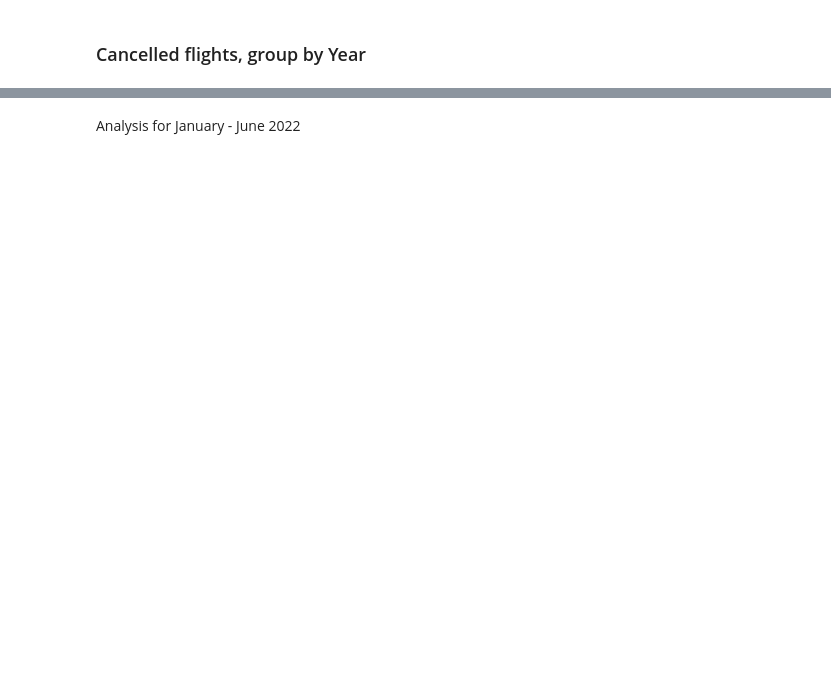
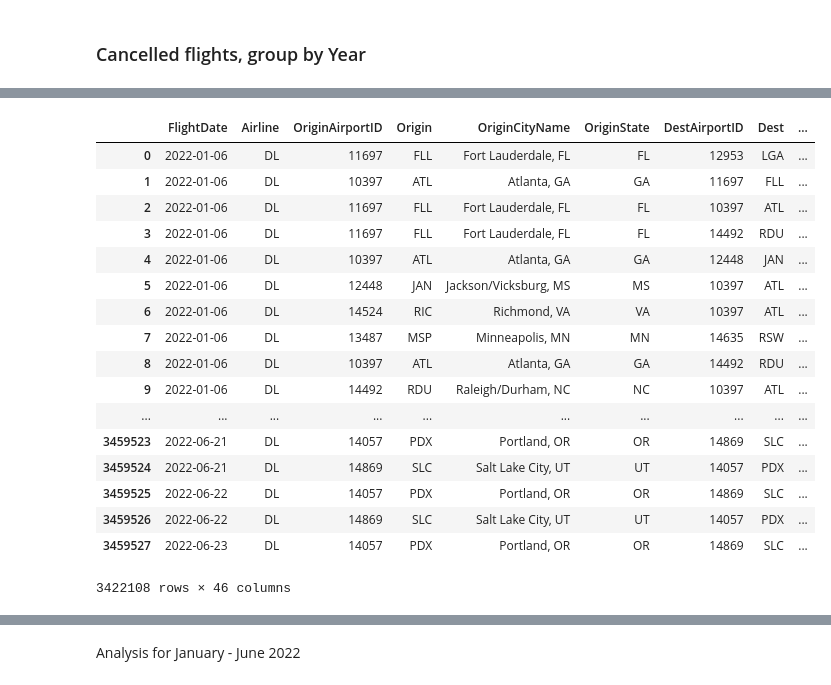
Before and after one commit to georgetown-analytics/team-3, a Jupyter notebook: flight_model/notebooks/EDA/eda1_flight_data.ipynb, the cells around one changed output, grey strips where cells are left out. Drawn from its saved outputs; the diff is of its cells as text; code cells hidden in the pictures; blank space fills up the shorter version.

```diff
--- a/flight_model/notebooks/EDA/eda1_flight_data.ipynb
+++ b/flight_model/notebooks/EDA/eda1_flight_data.ipynb
@@ -383,2 +480,25 @@ df_flights_012022_082022.query('20220101 < FlightDate < 20221231')  # flights in
+# %%
+# flights in 2022
+df_flights_012022_082022["FlightDate"] = pd.to_datetime(df_flights_012022_082022["FlightDate"])
+df_flights_012022_082022.query("'2022-01-01' <FlightDate < '2022-06-30'")
+# %% [output]
+|  | FlightDate | Airline | OriginAirportID | Origin | OriginCityName | OriginState | DestAirportID | Dest | ... |
+| 0 | 2022-01-06 | DL | 11697 | FLL | Fort Lauderdale, FL | FL | 12953 | LGA | ... |
+| 1 | 2022-01-06 | DL | 10397 | ATL | Atlanta, GA | GA | 11697 | FLL | ... |
+| 2 | 2022-01-06 | DL | 11697 | FLL | Fort Lauderdale, FL | FL | 10397 | ATL | ... |
+| 3 | 2022-01-06 | DL | 11697 | FLL | Fort Lauderdale, FL | FL | 14492 | RDU | ... |
+| 4 | 2022-01-06 | DL | 10397 | ATL | Atlanta, GA | GA | 12448 | JAN | ... |
+| 5 | 2022-01-06 | DL | 12448 | JAN | Jackson/Vicksburg, MS | MS | 10397 | ATL | ... |
+| 6 | 2022-01-06 | DL | 14524 | RIC | Richmond, VA | VA | 10397 | ATL | ... |
+| 7 | 2022-01-06 | DL | 13487 | MSP | Minneapolis, MN | MN | 14635 | RSW | ... |
+| 8 | 2022-01-06 | DL | 10397 | ATL | Atlanta, GA | GA | 14492 | RDU | ... |
+| 9 | 2022-01-06 | DL | 14492 | RDU | Raleigh/Durham, NC | NC | 10397 | ATL | ... |
+| ... | ... | ... | ... | ... | ... | ... | ... | ... | ... |
+| 3459523 | 2022-06-21 | DL | 14057 | PDX | Portland, OR | OR | 14869 | SLC | ... |
+| 3459524 | 2022-06-21 | DL | 14869 | SLC | Salt Lake City, UT | UT | 14057 | PDX | ... |
+| 3459525 | 2022-06-22 | DL | 14057 | PDX | Portland, OR | OR | 14869 | SLC | ... |
+| 3459526 | 2022-06-22 | DL | 14869 | SLC | Salt Lake City, UT | UT | 14057 | PDX | ... |
+| 3459527 | 2022-06-23 | DL | 14057 | PDX | Portland, OR | OR | 14869 | SLC | ... |
+3422108 rows × 46 columns
 # %%
 cancelled_flights_analysis = (
```
Also changed, not shown: parts of 22 cells of this notebook.
